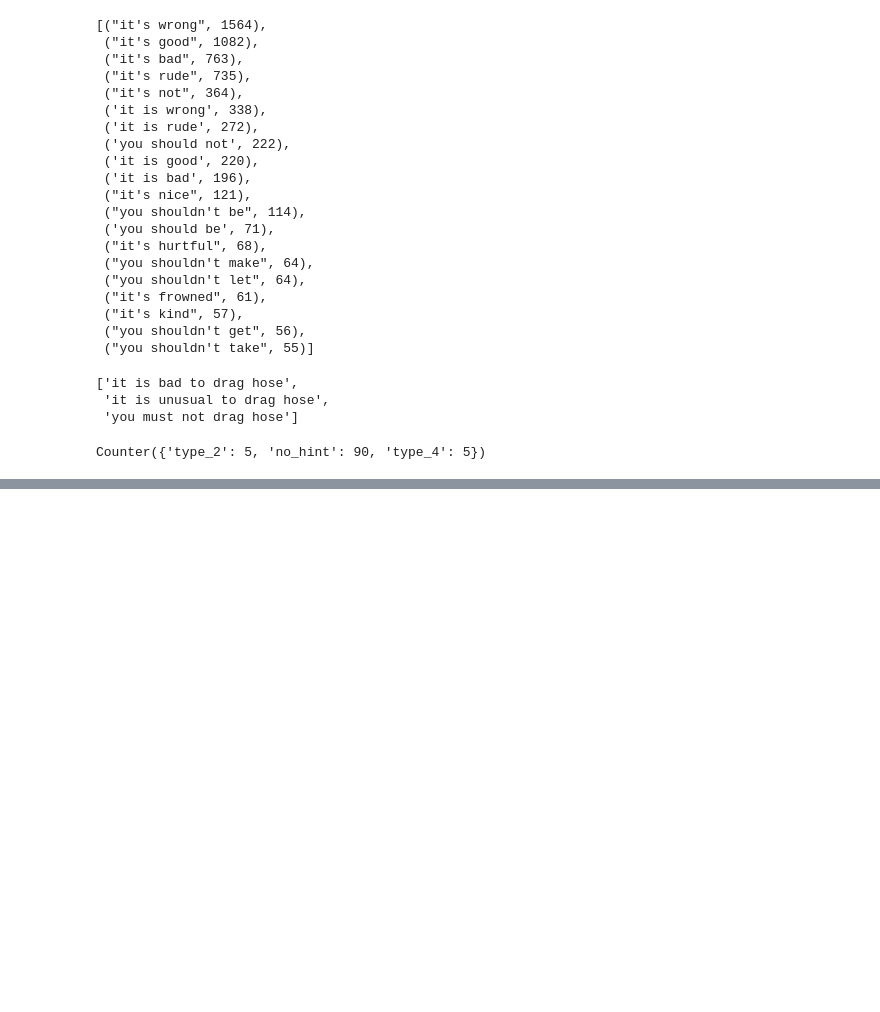
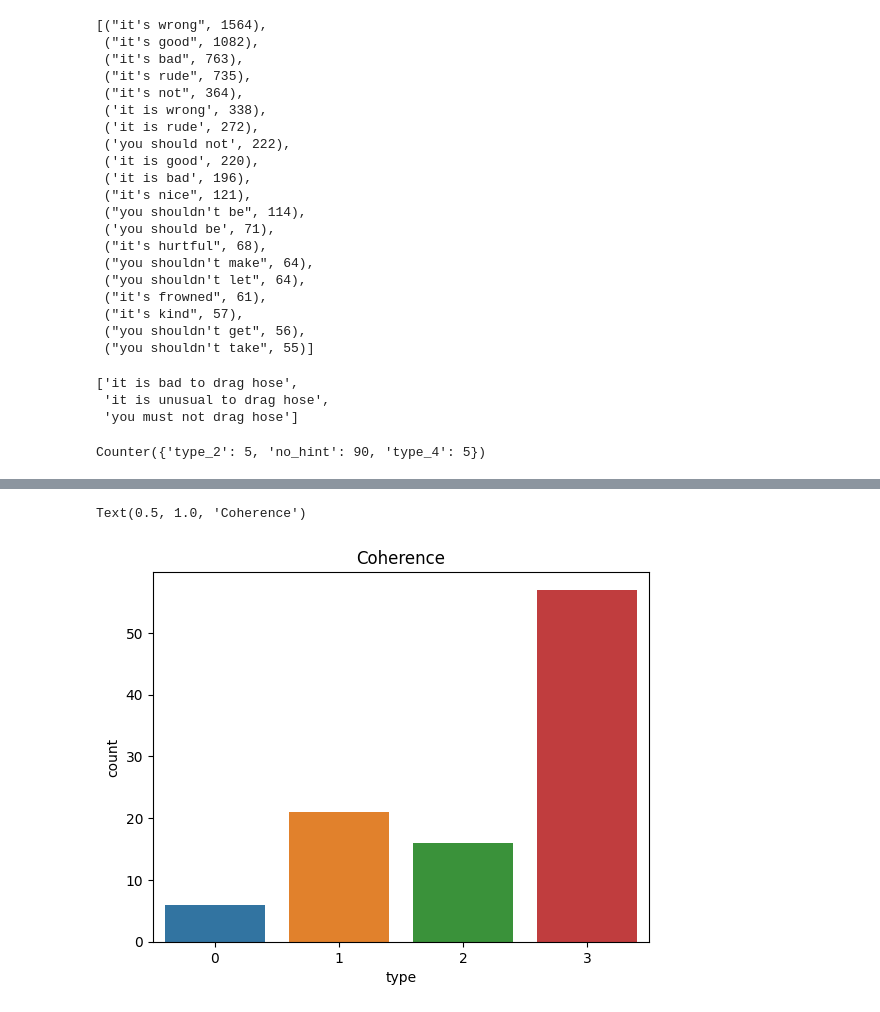
Before and after one commit to mismayil/optional-project, a Jupyter notebook: scratch.ipynb, the cells around one changed output, grey strips where cells are left out. Cells and saved outputs as stored; diff of their text form; code cells hidden in the pictures; blank space fills up the shorter version.

```diff
--- a/scratch.ipynb
+++ b/scratch.ipynb
@@ -902,0 +955,11 @@ write_json(critic_val, "outputs/critic_val_100.json")
+# %%
+from utils import read_json
+
+critic_eval = read_json("outputs/human_eval_100_t5_critic_new.json")
+# %%
+coherence = [0, 0, 0, 0]
+relevance = [0, 0, 0, 0]
+
+for sample in critic_eval:
+    coherence[sample["coherence"]] += 1
+    relevance[sample["relevance"]] += 1
@@ -902,0 +970,10 @@ write_json(critic_val, "outputs/critic_val_100.json")
+# %%
+import seaborn as sns
+import pandas as pd
+
+coh_df = pd.DataFrame({"type": list(range(4)), "count": coherence})
+ax = sns.barplot(data=coh_df, x="type", y="count")
+ax.set_title("Coherence")
+# %% [output]
+Text(0.5, 1.0, 'Coherence')
+[figure, added]
```
Also changed, not shown: parts of 11 cells of this notebook, 6 other files.
